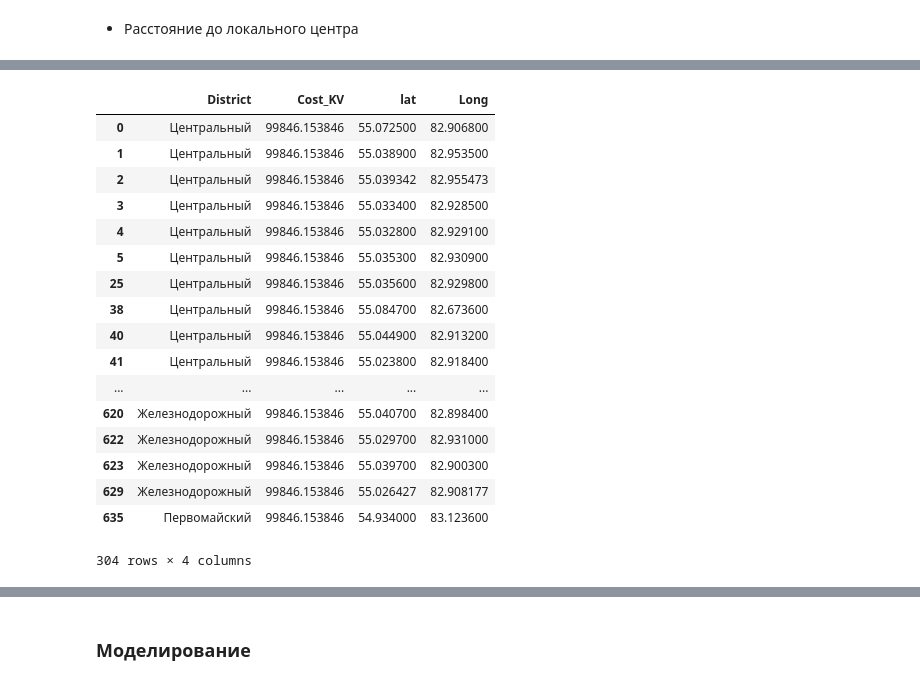
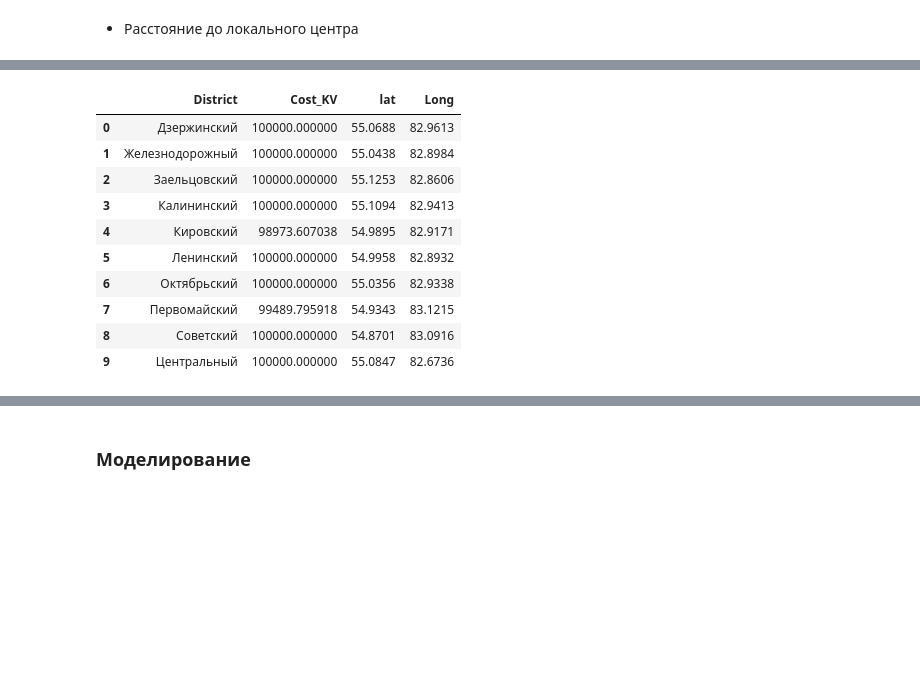
Before and after one commit to volkovstanislav/machine-learning, a Jupyter notebook: develop.ipynb, the cells around one changed output, grey strips where cells are left out. Saved outputs shown, nothing was run; the diff lists cells and outputs as text; code cells hidden in the pictures; blank space fills up the shorter version.

```diff
--- a/develop.ipynb
+++ b/develop.ipynb
@@ -646,3 +633,5 @@ data.head()
+# %%
+data.drop("Stor",axis=1,inplace=True)
 # %% [markdown]
 * **Storeys**
 # %%
@@ -843,0 +835,4 @@ Name: Wall, dtype: int64
+# %%
+data["Wall"] = np.where((data["Wall"]=="Дерево") | (data["Wall"]=="Шлакоблок"),"Дерево_и_Шлакоблок",data["Wall"])
+data["Wall"] = np.where((data["Wall"]=="Панель") | (data["Wall"]=="Газопенобетон"),"Панель_и_Газопенобетон",data["Wall"])
+data["Wall"].value_counts()
@@ -963,4 +965,0 @@ data[data["Cost_KV"] > 100000]
-# %%
-from scipy.stats import mstats
-data["Cost_KV"] = mstats.winsorize(data["Cost_KV"], limits=[0.01,0.01])
-print(len(data[data["Cost_KV"] > 100000]))
@@ -976,0 +969,3 @@ sns.distplot(data["Cost_KV"],ax=axs[1])
+# %%
+data["Cost_KV"] = np.where(data["Cost_KV"] > 100000, np.nan, data["Cost_KV"])
+data["Cost_KV"].describe()
@@ -1447,26 +1464,20 @@ dict_exp_flat
 # %%
 dict_exp_flat_gps = pd.merge(dict_exp_flat, data, how="inner", on=["District","Cost_KV"])
 dict_exp_flat_gps = dict_exp_flat_gps[["District","Cost_KV","lat","Long"]]
-dict_exp_flat_gps.drop_duplicates()
+dict_exp_flat_gps = dict_exp_flat_gps.groupby(["District", "Cost_KV"]).agg({"lat":"max","Long":"min"}).reset_index()
+dict_exp_flat_gps
 # %% [output]
 |  | District | Cost_KV | lat | Long |
-| 0 | Центральный | 99846.153846 | 55.072500 | 82.906800 |
-| 1 | Центральный | 99846.153846 | 55.038900 | 82.953500 |
-| 2 | Центральный | 99846.153846 | 55.039342 | 82.955473 |
-| 3 | Центральный | 99846.153846 | 55.033400 | 82.928500 |
-| 4 | Центральный | 99846.153846 | 55.032800 | 82.929100 |
-| 5 | Центральный | 99846.153846 | 55.035300 | 82.930900 |
-| 25 | Центральный | 99846.153846 | 55.035600 | 82.929800 |
-| 38 | Центральный | 99846.153846 | 55.084700 | 82.673600 |
-| 40 | Центральный | 99846.153846 | 55.044900 | 82.913200 |
-| 41 | Центральный | 99846.153846 | 55.023800 | 82.918400 |
-| ... | ... | ... | ... | ... |
-| 620 | Железнодорожный | 99846.153846 | 55.040700 | 82.898400 |
-| 622 | Железнодорожный | 99846.153846 | 55.029700 | 82.931000 |
-| 623 | Железнодорожный | 99846.153846 | 55.039700 | 82.900300 |
-| 629 | Железнодорожный | 99846.153846 | 55.026427 | 82.908177 |
-| 635 | Первомайский | 99846.153846 | 54.934000 | 83.123600 |
+| 0 | Дзержинский | 100000.000000 | 55.0688 | 82.9613 |
+| 1 | Железнодорожный | 100000.000000 | 55.0438 | 82.8984 |
+| 2 | Заельцовский | 100000.000000 | 55.1253 | 82.8606 |
+| 3 | Калининский | 100000.000000 | 55.1094 | 82.9413 |
+| 4 | Кировский | 98973.607038 | 54.9895 | 82.9171 |
+| 5 | Ленинский | 100000.000000 | 54.9958 | 82.8932 |
+| 6 | Октябрьский | 100000.000000 | 55.0356 | 82.9338 |
+| 7 | Первомайский | 99489.795918 | 54.9343 | 83.1215 |
+| 8 | Советский | 100000.000000 | 54.8701 | 83.0916 |
+| 9 | Центральный | 100000.000000 | 55.0847 | 82.6736 |
-304 rows × 4 columns
 # %%
 for index, row in data.iterrows():
     lat = dict_exp_flat_gps[dict_exp_flat_gps["District"] == row["District"]].lat.item()
```
Also changed, not shown: parts of 111 cells of this notebook.
